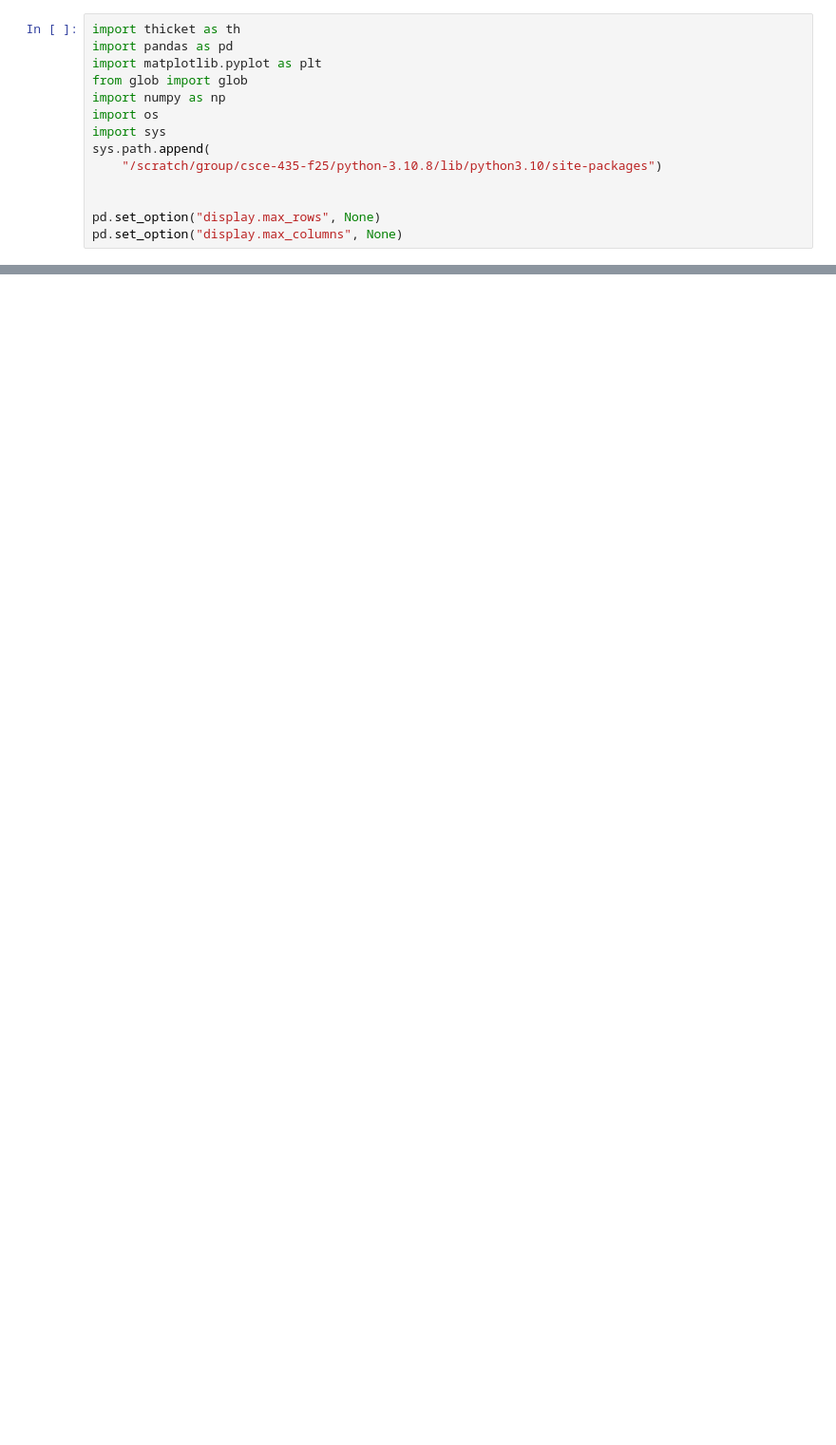
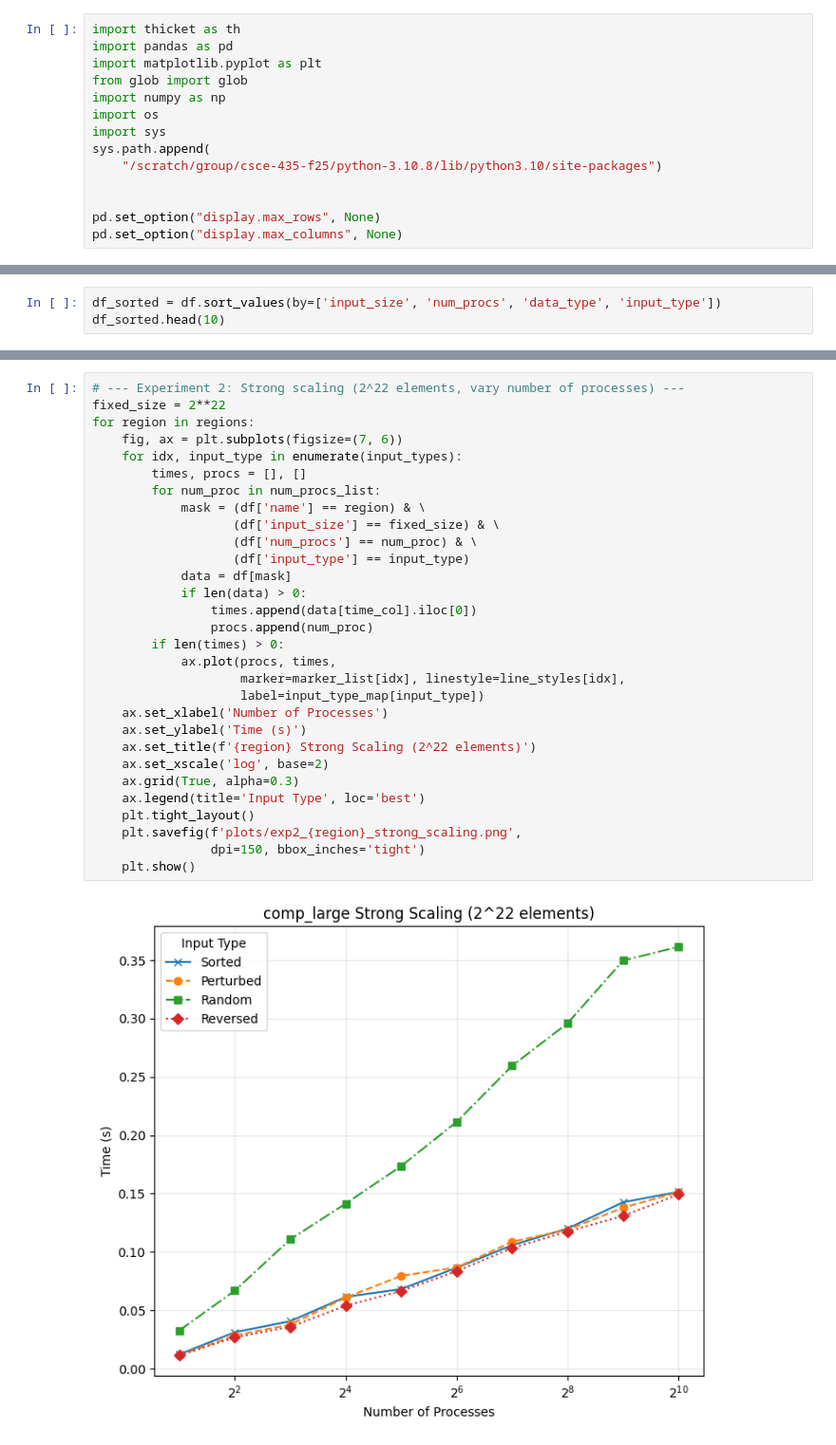
Before and after one commit to AdeebIsmail/parallel-algorithm-analysis, a Jupyter notebook: merge_sort/merge-sort-analysis.ipynb, the cells around one changed output, grey strips where cells are left out. Shown: that part at 95% size. Cells and saved outputs as stored; diff of their text form; blank space fills up the shorter version.

```diff
--- a/merge_sort/merge-sort-analysis.ipynb
+++ b/merge_sort/merge-sort-analysis.ipynb
@@ -25 +20,4 @@ df_merged = df.merge(tk.metadata, left_on='profile', right_index=True)
 df = df_merged
+# %%
+df_sorted = df.sort_values(by=['input_size', 'num_procs', 'data_type', 'input_type'])
+df_sorted.head(10)
@@ -215,0 +118,32 @@ for region in regions:
+# %%
+# --- Experiment 2: Strong scaling (2^22 elements, vary number of processes) ---
+fixed_size = 2**22
+for region in regions:
+    fig, ax = plt.subplots(figsize=(7, 6))
+    for idx, input_type in enumerate(input_types):
+        times, procs = [], []
+        for num_proc in num_procs_list:
+            mask = (df['name'] == region) & \
+                   (df['input_size'] == fixed_size) & \
+                   (df['num_procs'] == num_proc) & \
+                   (df['input_type'] == input_type)
+            data = df[mask]
+            if len(data) > 0:
+                times.append(data[time_col].iloc[0])
+                procs.append(num_proc)
+        if len(times) > 0:
+            ax.plot(procs, times,
+                    marker=marker_list[idx], linestyle=line_styles[idx],
+                    label=input_type_map[input_type])
+    ax.set_xlabel('Number of Processes')
+    ax.set_ylabel('Time (s)')
+    ax.set_title(f'{region} Strong Scaling (2^22 elements)')
+    ax.set_xscale('log', base=2)
+    ax.grid(True, alpha=0.3)
+    ax.legend(title='Input Type', loc='best')
+    plt.tight_layout()
+    plt.savefig(f'plots/exp2_{region}_strong_scaling.png',
+                dpi=150, bbox_inches='tight')
+    plt.show()
+# %% [output]
+[figure, added]
```
Also changed, not shown: parts of 10 cells of this notebook, 59 other files.
